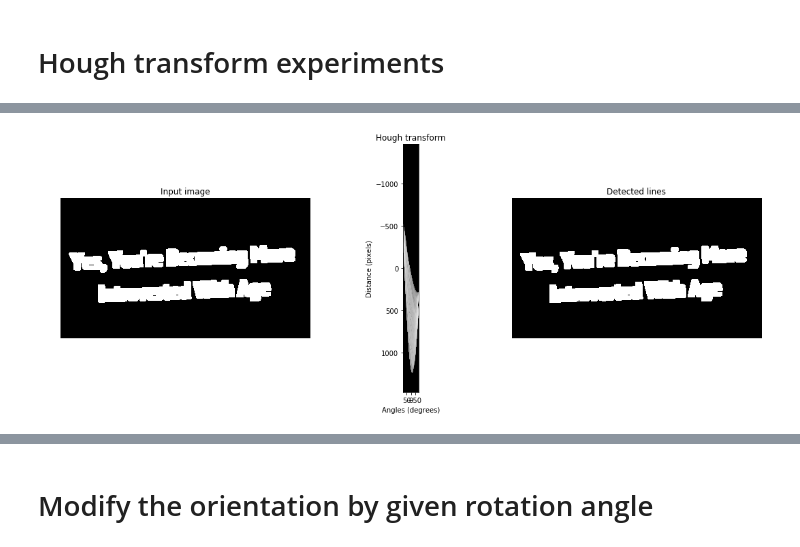
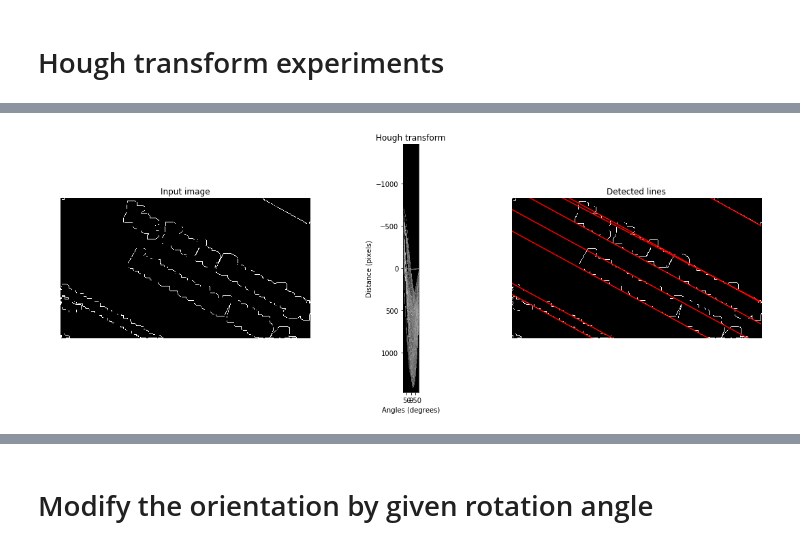
Before and after one commit to Mahmoud-SaadEl-Din/Text_scanner, a Jupyter notebook: Text_scanner_project.ipynb, the cells around one changed output, grey strips where cells are left out. Cells and saved outputs as stored; diff of their text form; code cells hidden in the pictures.

```diff
--- a/Text_scanner_project.ipynb
+++ b/Text_scanner_project.ipynb
@@ -150,11 +153,11 @@ def Negative(img):
     newimg=np.copy(img)
     for x in range(0,img.shape[0]):
         for y in range(0,img.shape[1]):
-            newimg[x][y]=255-img[x][y]
+            newimg[x][y]=1-img[x][y]
     return newimg
 
-my_final_img = Negative(my_final*255)
-print(my_final_img)
+my_final_img = Negative(my_final)
+print(np.max(my_final_img))
 io.imsave("Captured_images/original2_thresholded.jpeg",my_final_img)
 show_images([my_final_img])
 # %% [output]
@@ -227,6 +224,7 @@ struc = np.array([
         [ 1,1,1,1,1,1,1,1,1,1,1,1]
     ])
 
+
 struc2 = np.array([
         [ 1,1,1,1],
         [ 1,1,1,1],
@@ -249,6 +247,7 @@ struc2 = np.array([
 
 #closing_img = closing(my_final_img,struc)
 dilation_img = dilation(my_final_img,struc)
+dilation_img = dilation(dilation_img,struc)
 dilation_img = dilation(dilation_img,struc)
 
 #list1 = find_contours(closing_img,0.8)
@@ -289,3 +342,15 @@ here2
+# %%
+def most_frequent(List):
+    counter = 0
+    num = List[0]
+
+    for i in List:
+        curr_frequency = List.count(i)
+        if(curr_frequency> counter):
+            counter = curr_frequency
+            num = i
+
+    return num
 # %%
 import numpy as np
 
@@ -296,46 +361,52 @@ from skimage import data
 import matplotlib.pyplot as plt
 from matplotlib import cm
 
+def hough(temp_image):
+    # Constructing test image
+    image = temp_image
 
-# Constructing test image
-image = dilation_img
+    # Classic straight-line Hough transform
+    # Set a precision of 0.5 degree.
+    tested_angles = np.linspace(-np.pi / 2, np.pi / 2, 360)
+    h, theta, d = hough_line(image, theta=tested_angles)
+    # Generating figure 1
+    fig, axes = plt.subplots(1, 3, figsize=(15, 6))
+    ax = axes.ravel()
 
-# Classic straight-line Hough transform
-# Set a precision of 0.5 degree.
-tested_angles = np.linspace(-np.pi / 2, np.pi / 2, 360)
-h, theta, d = hough_line(image, theta=tested_angles)
+    ax[0].imshow(image, cmap=cm.gray)
+    ax[0].set_title('Input image')
+    ax[0].set_axis_off()
 
-# Generating figure 1
-fig, axes = plt.subplots(1, 3, figsize=(15, 6))
-ax = axes.ravel()
+    ax[1].imshow(np.log(1 + h),
+                 extent=[np.rad2deg(theta[-1]), np.rad2deg(theta[0]), d[-1], d[0]],
+                 cmap=cm.gray, aspect=1/1.5)
+    ax[1].set_title('Hough transform')
+    ax[1].set_xlabel('Angles (degrees)')
+    ax[1].set_ylabel('Distance (pixels)')
+    ax[1].axis('image')
 
-ax[0].imshow(image, cmap=cm.gray)
-ax[0].set_title('Input image')
-ax[0].set_axis_off()
+    ax[2].imshow(image, cmap=cm.gray)
+    origin = np.array((0, image.shape[1]))
+    _, angle, dist = hough_line_peaks(h, theta, d)
+    list_of_angles = []
+    #print(list_of_angles)
+    for i in range(0,len(angle)):
+        list_of_angles.append(float("{0:.1f}".format(angle[i])))
+    final_angle = most_frequent(list_of_angles)
+    for _, angle, dist in zip(*hough_line_peaks(h, theta, d)):
+        if float("{0:.1f}".format(angle)) == final_angle:
+            y0, y1 = (dist - origin * np.cos(angle)) / np.sin(angle)
+            #print(y0,y1)
+            ax[2].plot(origin, (y0, y1), '-r')
+            #print("slope", (y1-origin[1]) / (y0-origin[0]))
+    ax[2].set_xlim(origin)
+    ax[2].set_ylim((image.shape[0], 0))
+    ax[2].set_axis_off()
+    ax[2].set_title('Detected lines')
 
-ax[1].imshow(np.log(1 + h),
-             extent=[np.rad2deg(theta[-1]), np.rad2deg(theta[0]), d[-1], d[0]],
-             cmap=cm.gray, aspect=1/1.5)
-ax[1].set_title('Hough transform')
-ax[1].set_xlabel('Angles (degrees)')
-ax[1].set_ylabel('Distance (pixels)')
-ax[1].axis('image')
 
-ax[2].imshow(image, cmap=cm.gray)
-origin = np.array((0, image.shape[1]))
-_, angle, dist = hough_line_peaks(h, theta, d)
-list_of_angles = angle
-print(list_of_angles)
-for _, angle, dist in zip(*hough_line_peaks(h, theta, d)):
-    if angle == 1.3257696:
-        y0, y1 = (dist - origin * np.cos(angle)) / np.sin(angle)
-        #print(y0,y1)
-        ax[2].plot(origin, (y0, y1), '-r')
-ax[2].set_xlim(origin)
-ax[2].set_ylim((image.shape[0], 0))
-ax[2].set_axis_off()
-ax[2].set_title('Detected lines')
+    plt.tight_layout()
+    plt.show()
 
-plt.tight_layout()
-plt.show()
+hough(good_sobel)
 # %% [output]
@@ -346,4 +413,4 @@ plt.show()
-[figure, old version]
+[figure, new version]
 # %%
 def most_frequent(List):
     counter = 0
```
Also changed, not shown: parts of 14 cells of this notebook.
